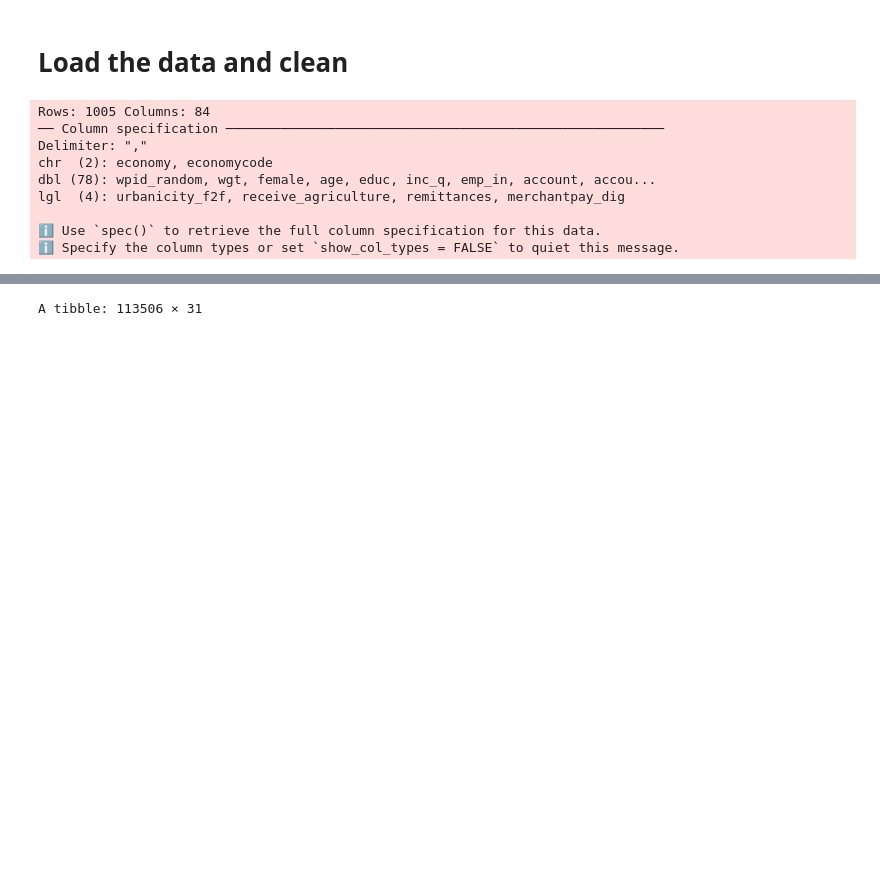
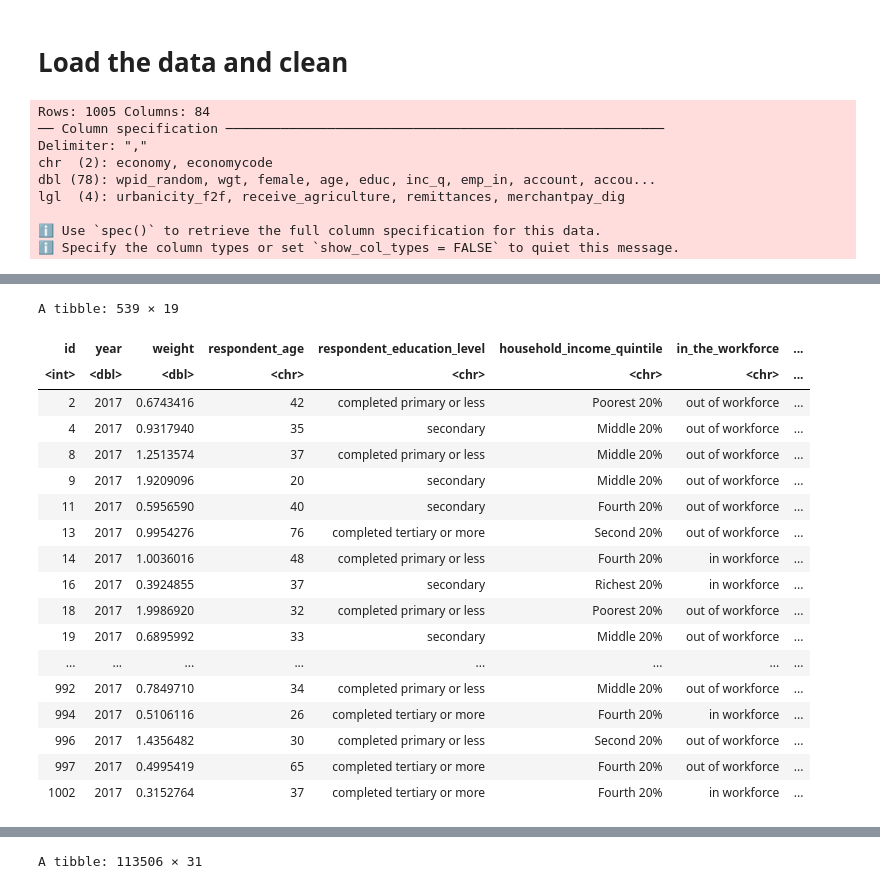
Before and after one commit to mmyousefies/gfi-iran, a Jupyter notebook: src/Load The Data.ipynb, the cells around one changed output, grey strips where cells are left out. Saved outputs shown, nothing was run; the diff lists cells and outputs as text; code cells hidden in the pictures; blank space fills up the shorter version.

```diff
--- a/src/Load The Data.ipynb
+++ b/src/Load The Data.ipynb
@@ -139,3 +177,56 @@ gfi_2017_renamed_tbl <- gfi_2017_varlable_tbl |> rename(
+# %%
+          gfi_2017_tbl |>
+    filter( `Respondent is female` == "Female") |>
+    select(
+  ID, year, Weight, `Respondent age`, `Respondent education level`,
+  `Within-economy household income quintile`, `Respondent is in the workforce`,
+  `Main source of emergency funds`, `Paid utility bills in past 12 months`,
+  `Payments: utility bills`, `Has an account`,
+  `Has an account at a financial institution`, `Has a mobile money account`,
+  `Borrowed in the past year`, `Borrowed in past 12 months: from a financial institution`,
+  `Payments: wage payments`, `Received government transfers in past 12 months`,
+  `Received government transfers in past 12 months: pension`, `Payments: government pension`
+) |>
+  rename(
+    id                                = ID,
+    weight                            = Weight,
+    respondent_age                    = `Respondent age`,
+    respondent_education_level        = `Respondent education level`,
+    household_income_quintile         = `Within-economy household income quintile`,
+    in_the_workforce                  = `Respondent is in the workforce`,
+    main_source_emergency_funds       = `Main source of emergency funds`,
+   payments_utility_bills            = `Payments: utility bills`,
+    paid_utility_bill                 = `Paid utility bills in past 12 months`,
+    has_account                       = `Has an account`,
+    has_financial_institution_account = `Has an account at a financial institution`,
+    has_mobile_money_account          = `Has a mobile money account`,
+    borrowed_in_past_year             = `Borrowed in the past year`,
+    borrowed_from_financial_institution = `Borrowed in past 12 months: from a financial institution`,
+    payments_wage_payments            = `Payments: wage payments`,
+    received_government_transfers     = `Received government transfers in past 12 months`,
+    received_government_pension       = `Received government transfers in past 12 months: pension`,
+    received_government_pension_payment = `Payments: government pension`
+  )
+# %% [output]
+A tibble: 539 × 19
+| id | year | weight | respondent_age | respondent_education_level | household_income_quintile | in_the_workforce | ... |
+| <int> | <dbl> | <dbl> | <chr> | <chr> | <chr> | <chr> | ... |
+| 2 | 2017 | 0.6743416 | 42 | completed primary or less | Poorest 20% | out of workforce | ... |
+| 4 | 2017 | 0.9317940 | 35 | secondary | Middle 20% | out of workforce | ... |
+| 8 | 2017 | 1.2513574 | 37 | completed primary or less | Middle 20% | out of workforce | ... |
+| 9 | 2017 | 1.9209096 | 20 | secondary | Middle 20% | out of workforce | ... |
+| 11 | 2017 | 0.5956590 | 40 | secondary | Fourth 20% | out of workforce | ... |
+| 13 | 2017 | 0.9954276 | 76 | completed tertiary or more | Second 20% | out of workforce | ... |
+| 14 | 2017 | 1.0036016 | 48 | completed primary or less | Fourth 20% | in workforce | ... |
+| 16 | 2017 | 0.3924855 | 37 | secondary | Richest 20% | in workforce | ... |
+| 18 | 2017 | 1.9986920 | 32 | completed primary or less | Poorest 20% | out of workforce | ... |
+| 19 | 2017 | 0.6895992 | 33 | secondary | Middle 20% | out of workforce | ... |
+| ... | ... | ... | ... | ... | ... | ... | ... |
+| 992 | 2017 | 0.7849710 | 34 | completed primary or less | Middle 20% | out of workforce | ... |
+| 994 | 2017 | 0.5106116 | 26 | completed tertiary or more | Fourth 20% | in workforce | ... |
+| 996 | 2017 | 1.4356482 | 30 | completed primary or less | Second 20% | out of workforce | ... |
+| 997 | 2017 | 0.4995419 | 65 | completed tertiary or more | Fourth 20% | out of workforce | ... |
+| 1002 | 2017 | 0.3152764 | 37 | completed tertiary or more | Fourth 20% | in workforce | ... |
 # %%
 core_controls <- c(
   "year",
```
Also changed, not shown: parts of 7 cells of this notebook, 1 other file.
